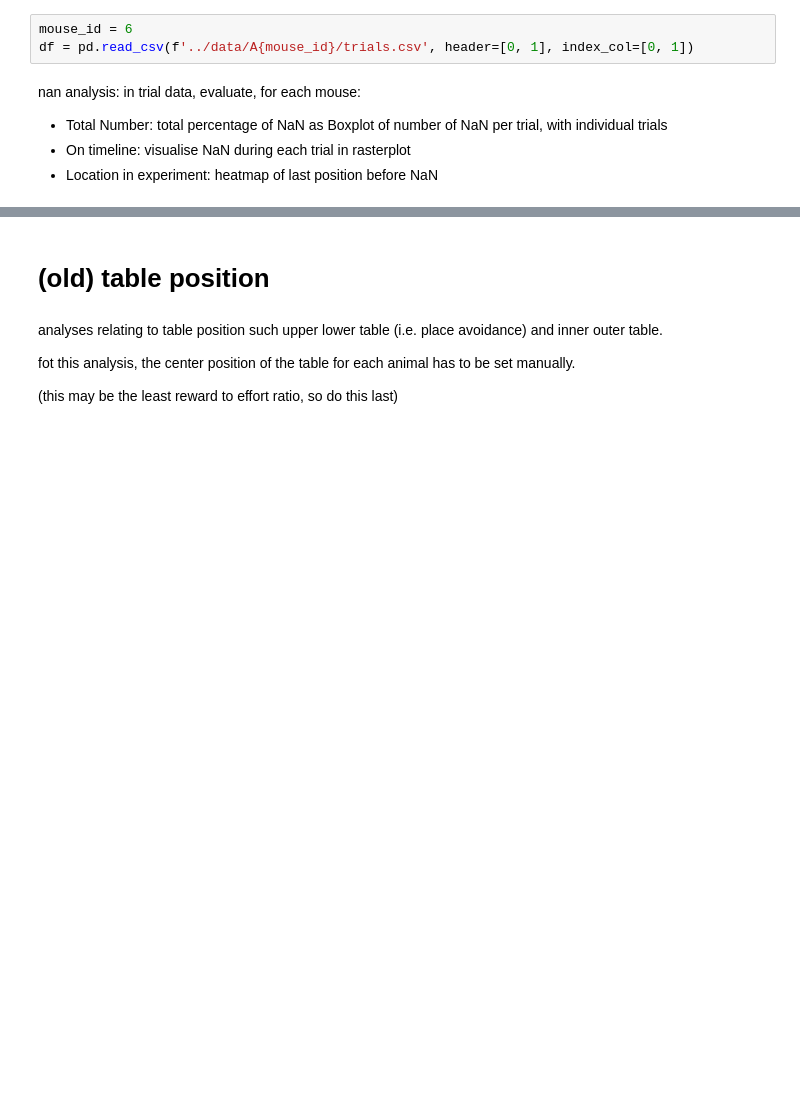
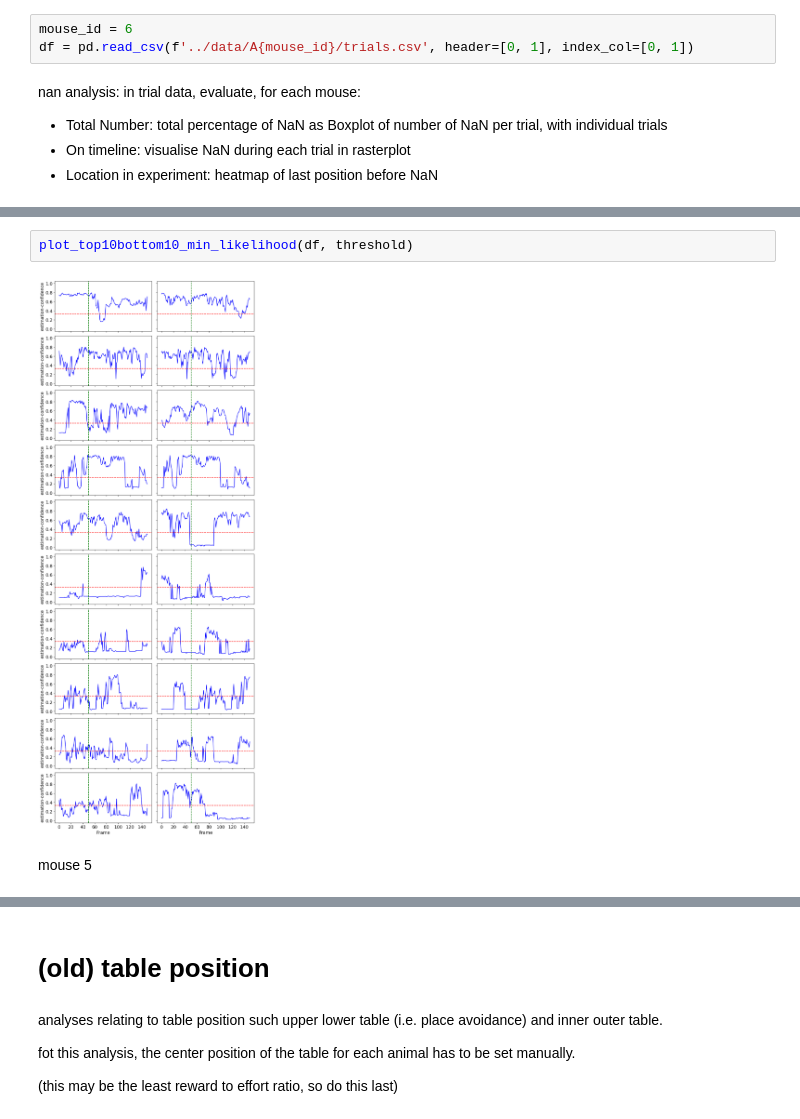
Before and after one commit to toniklenk/escape_tracking, a Jupyter notebook: scripts/evaluate pose data.ipynb, the cells around one changed output, grey strips where cells are left out. Drawn from its saved outputs; the diff is of its cells as text; blank space fills up the shorter version.

```diff
--- a/scripts/evaluate pose data.ipynb
+++ b/scripts/evaluate pose data.ipynb
@@ -16,0 +188,6 @@ df.isna().sum().sum()
+# %%
+plot_top10bottom10_min_likelihood(df, threshold)
+# %% [output]
+[figure, added]
+# %% [markdown]
+mouse 5
```
Also changed, not shown: parts of 31 cells of this notebook, 11 other files.
